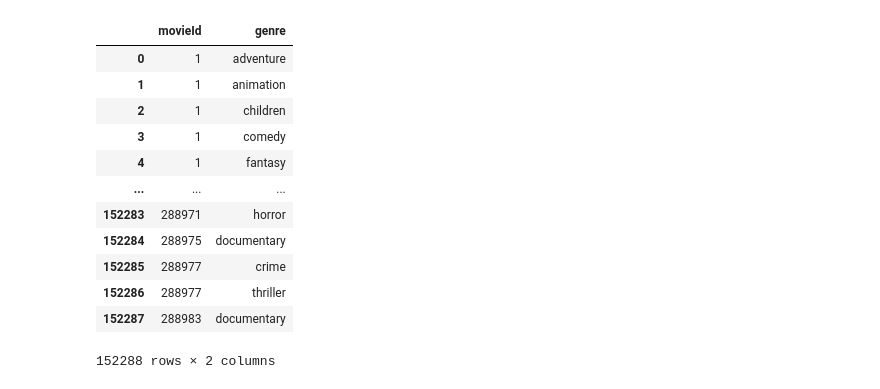
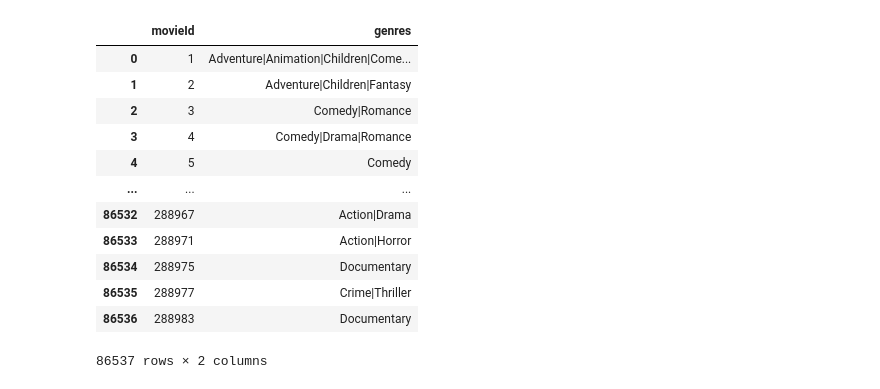
Before and after one commit to NomNomNavigator/PrismDeckData, a Jupyter notebook: notebooks/movie_genre.ipynb, the cells around one changed output. Cells and saved outputs as stored; diff of their text form; code cells hidden in the pictures.

```diff
--- a/notebooks/Genre.ipynb
+++ b/notebooks/movie_genre.ipynb
@@ -7,17 +5,23 @@ df = pd.read_csv('DB_models/DB_genres.csv', index_col = 0)
-# %%
-df
-# %% [output]
-|  | movieId | genre |
-| 0 | 1 | adventure |
-| 1 | 1 | animation |
-| 2 | 1 | children |
-| 3 | 1 | comedy |
-| 4 | 1 | fantasy |
-| ... | ... | ... |
-| 152283 | 288971 | horror |
-| 152284 | 288975 | documentary |
-| 152285 | 288977 | crime |
-| 152286 | 288977 | thriller |
-| 152287 | 288983 | documentary |
-152288 rows × 2 columns
+# %%
+# Genres are stored in movies.csv from the MovieLens data
+df_movies = pd.read_csv('raw_data/movies.csv')
+# %%
+# Create df of just movieid and genre
+df_genres = df_movies[['movieId','genres']]
+# %%
+df_genres
+# %% [output]
+|  | movieId | genres |
+| 0 | 1 | Adventure|Animation|Children|Come... |
+| 1 | 2 | Adventure|Children|Fantasy |
+| 2 | 3 | Comedy|Romance |
+| 3 | 4 | Comedy|Drama|Romance |
+| 4 | 5 | Comedy |
+| ... | ... | ... |
+| 86532 | 288967 | Action|Drama |
+| 86533 | 288971 | Action|Horror |
+| 86534 | 288975 | Documentary |
+| 86535 | 288977 | Crime|Thriller |
+| 86536 | 288983 | Documentary |
+86537 rows × 2 columns
 # %%
```
Also changed, not shown: parts of 10 cells of this notebook, 7 other files.
